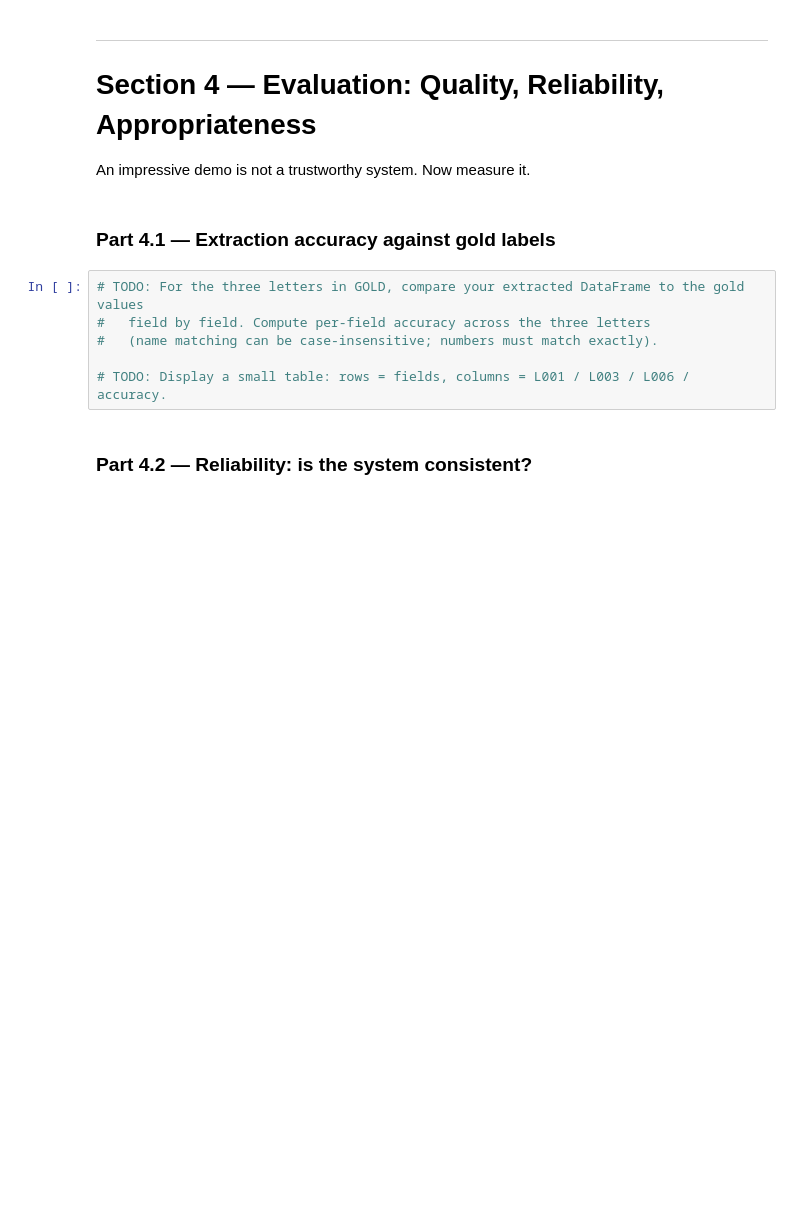
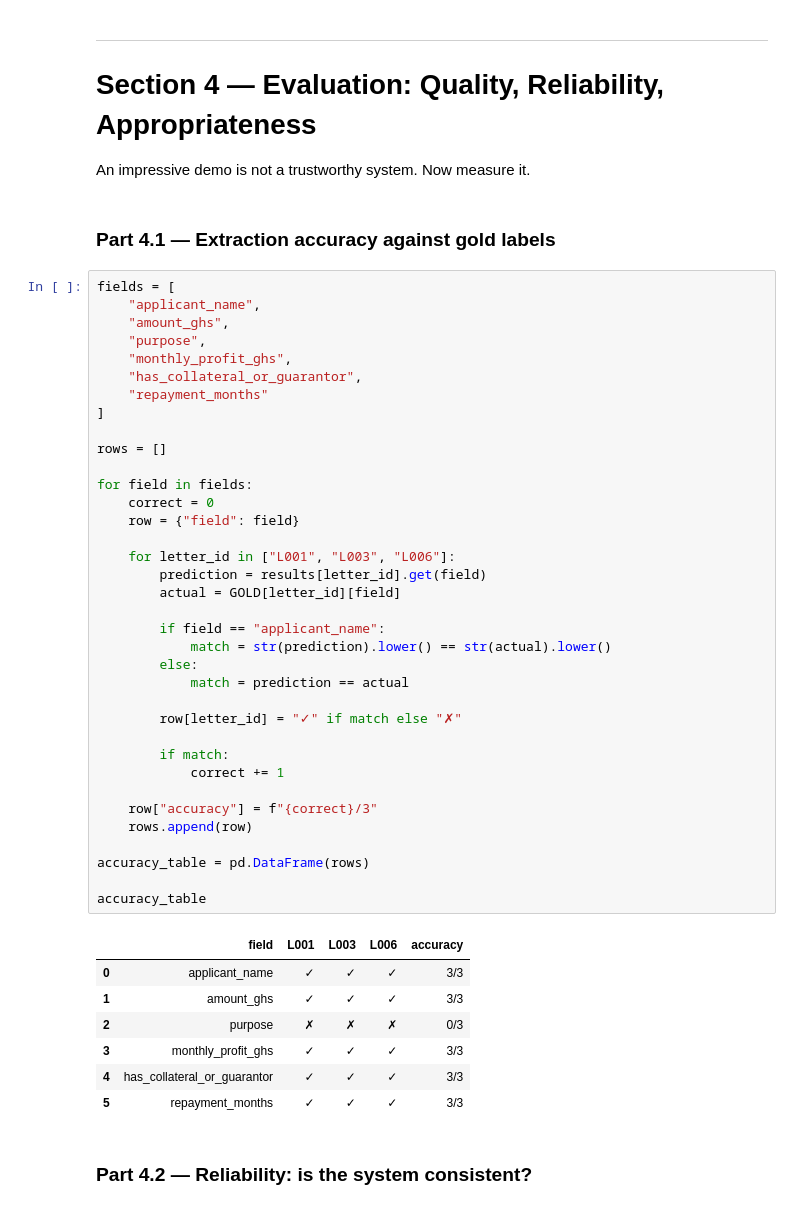
Before and after one commit to kwabenaboatengbaahfrimpong-cloud/lab-4-llm-decision-support, a Jupyter notebook: lab_4.ipynb, the cells around one changed output. Saved outputs shown, nothing was run; the diff lists cells and outputs as text; blank space fills up the shorter version.

Commit message:
Complete Part 4.1 extraction accuracy

```diff
--- a/lab_4.ipynb
+++ b/lab_4.ipynb
@@ -526,12 +526,50 @@ message describing how the prompts evolved. Paste your commit hash below.
 An impressive demo is not a trustworthy system. Now measure it.
 # %% [markdown]
 ### Part 4.1 — Extraction accuracy against gold labels
-# %%
-# TODO: For the three letters in GOLD, compare your extracted DataFrame to the gold values
-#   field by field. Compute per-field accuracy across the three letters
-#   (name matching can be case-insensitive; numbers must match exactly).
-
-# TODO: Display a small table: rows = fields, columns = L001 / L003 / L006 / accuracy.
+# %%
+fields = [
+    "applicant_name",
+    "amount_ghs",
+    "purpose",
+    "monthly_profit_ghs",
+    "has_collateral_or_guarantor",
+    "repayment_months"
+]
+
+rows = []
+
+for field in fields:
+    correct = 0
+    row = {"field": field}
+
+    for letter_id in ["L001", "L003", "L006"]:
+        prediction = results[letter_id].get(field)
+        actual = GOLD[letter_id][field]
+
+        if field == "applicant_name":
+            match = str(prediction).lower() == str(actual).lower()
+        else:
+            match = prediction == actual
+
+        row[letter_id] = "✓" if match else "✗"
+
+        if match:
+            correct += 1
+
+    row["accuracy"] = f"{correct}/3"
+    rows.append(row)
+
+accuracy_table = pd.DataFrame(rows)
+
+accuracy_table
+# %% [output]
+|  | field | L001 | L003 | L006 | accuracy |
+| 0 | applicant_name | ✓ | ✓ | ✓ | 3/3 |
+| 1 | amount_ghs | ✓ | ✓ | ✓ | 3/3 |
+| 2 | purpose | ✗ | ✗ | ✗ | 0/3 |
+| 3 | monthly_profit_ghs | ✓ | ✓ | ✓ | 3/3 |
+| 4 | has_collateral_or_guarantor | ✓ | ✓ | ✓ | 3/3 |
+| 5 | repayment_months | ✓ | ✓ | ✓ | 3/3 |
 # %% [markdown]
 ### Part 4.2 — Reliability: is the system consistent?
 # %%
```
Also changed, not shown: parts of 1 cell of this notebook.
